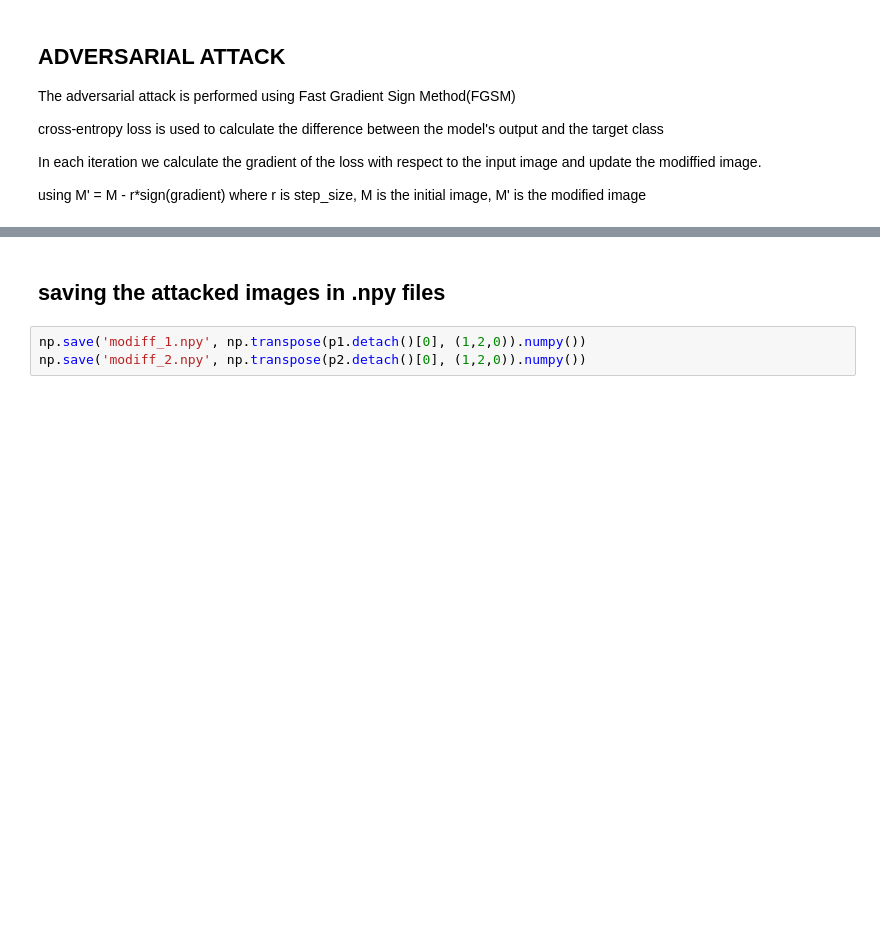
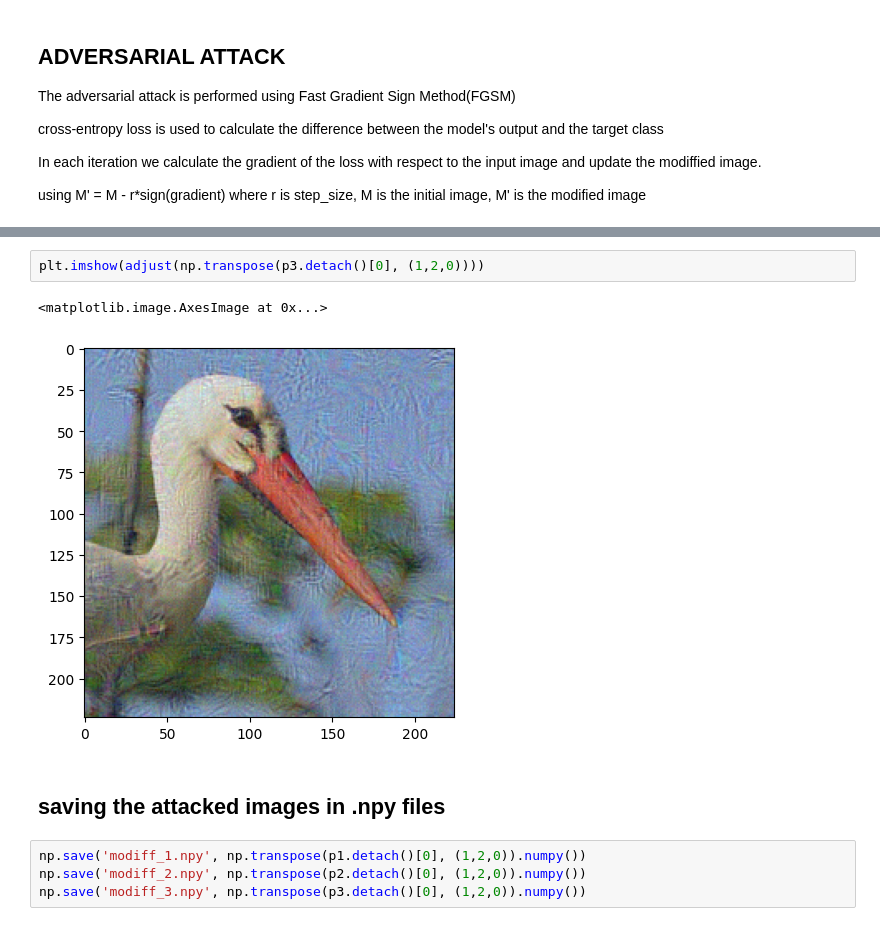
Before and after one commit to sumonto41/Visualizing-and-Understanding-Convolutional-Networks-SMAI-Project, a Jupyter notebook: adversarial_attack.ipynb, the cells around one changed output, grey strips where cells are left out. Drawn from its saved outputs; the diff is of its cells as text; blank space fills up the shorter version.

```diff
--- a/adversarial_attack.ipynb
+++ b/adversarial_attack.ipynb
@@ -181,5 +232,11 @@ plt.imshow(adjust(np.transpose(p2.detach()[0], (1,2,0))))
+# %%
+plt.imshow(adjust(np.transpose(p3.detach()[0], (1,2,0))))
+# %% [output]
+<matplotlib.image.AxesImage at 0x...>
+[figure, added]
 # %% [markdown]
 ## saving the attacked images in .npy files
 # %%
 np.save('modiff_1.npy', np.transpose(p1.detach()[0], (1,2,0)).numpy())
 np.save('modiff_2.npy', np.transpose(p2.detach()[0], (1,2,0)).numpy())
+np.save('modiff_3.npy', np.transpose(p3.detach()[0], (1,2,0)).numpy())
```
Also changed, not shown: parts of 10 cells of this notebook.
